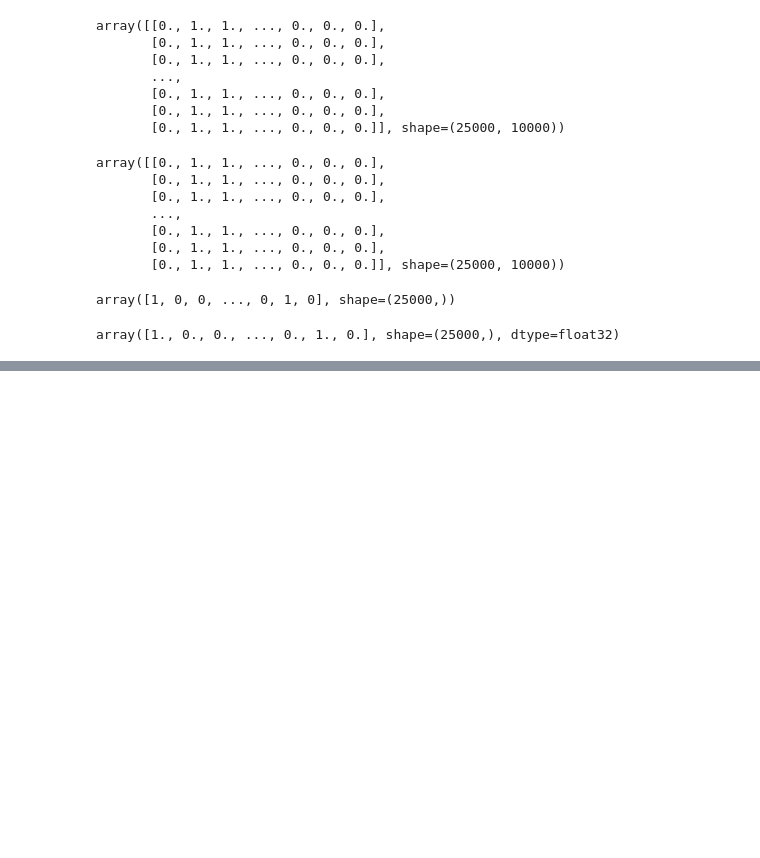
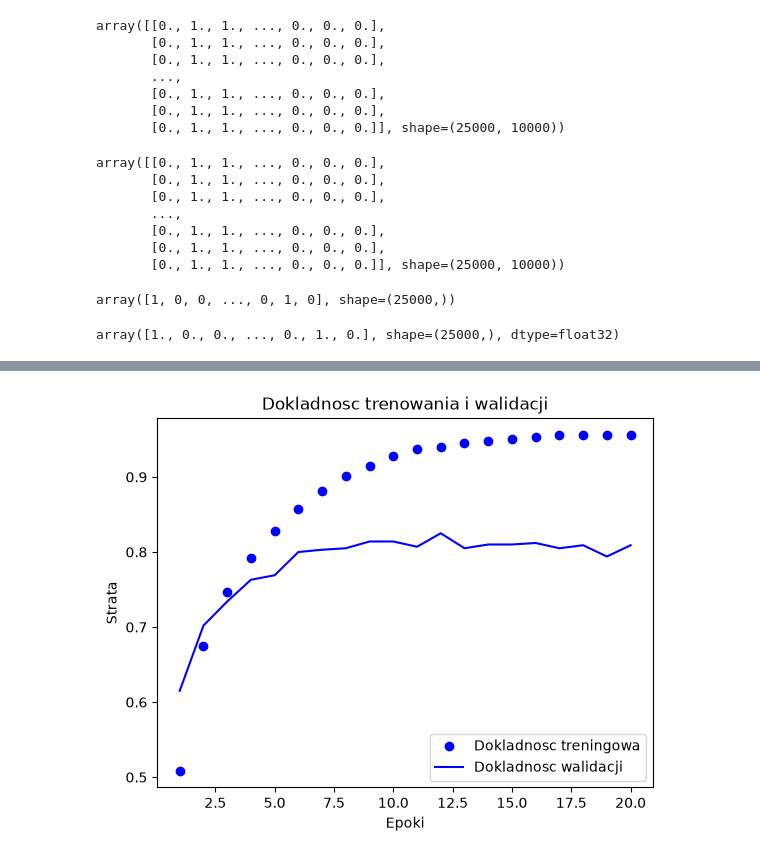
Before and after one commit to michallitwin/python-learning, a Jupyter notebook: python_dl/first_project_dl.ipynb, the cells around one changed output, grey strips where cells are left out. Cells and saved outputs as stored; diff of their text form; code cells hidden in the pictures; blank space fills up the shorter version.

```diff
--- a/python_dl/first_project_dl.ipynb
+++ b/python_dl/first_project_dl.ipynb
@@ -115,0 +365,15 @@ model.compile(optimizer=optimizers.RMSprop(learning_rate=0.001),
+# %%
+plt.clf()
+acc_2 = history_2.history['accuracy']
+val_acc_2 = history_2.history['val_accuracy']
+
+plt.plot(epochs, acc_2, 'bo', label='Dokladnosc treningowa')
+plt.plot(epochs, val_acc_2, 'b', label='Dokladnosc walidacji')
+plt.title('Dokladnosc trenowania i walidacji')
+plt.xlabel('Epoki')
+plt.ylabel('Strata')
+plt.legend()
+
+plt.show()
+# %% [output]
+[figure, added]
```
Also changed, not shown: parts of 59 cells of this notebook, 3 other files.
